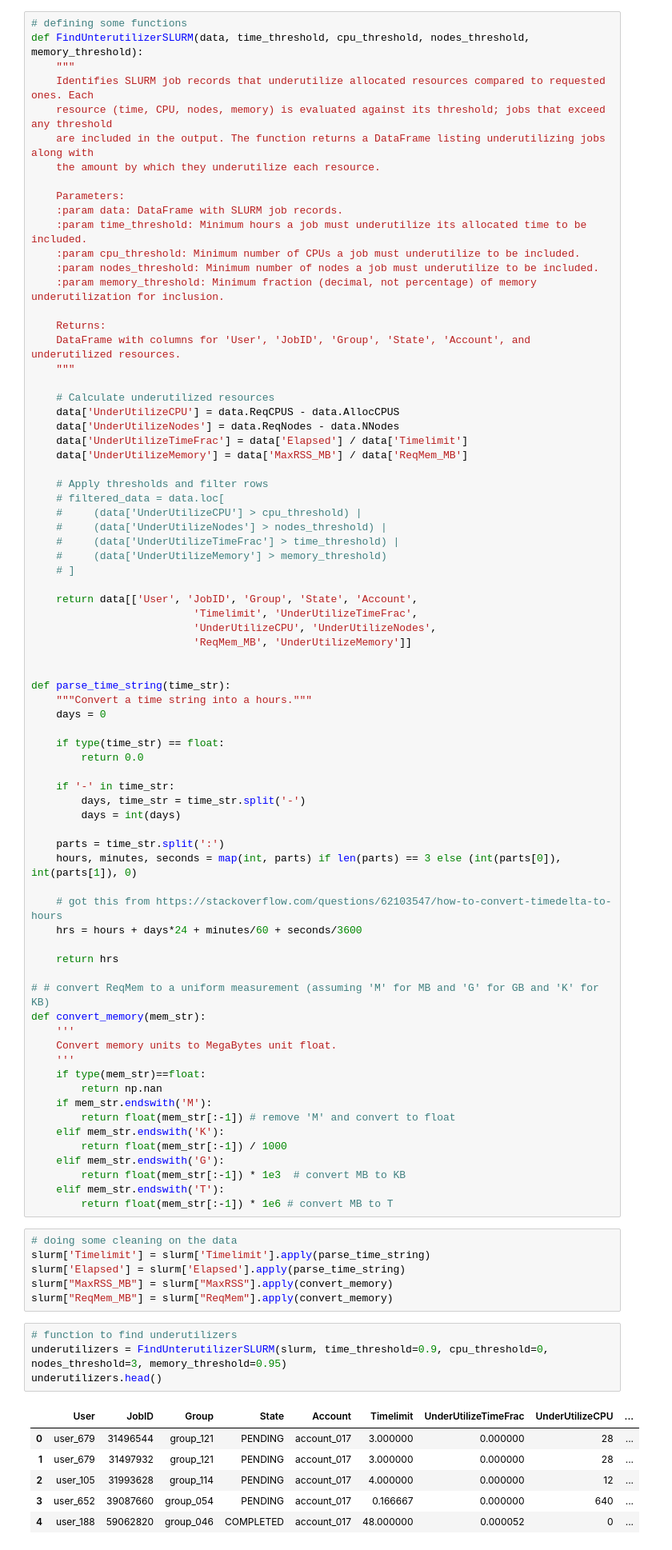
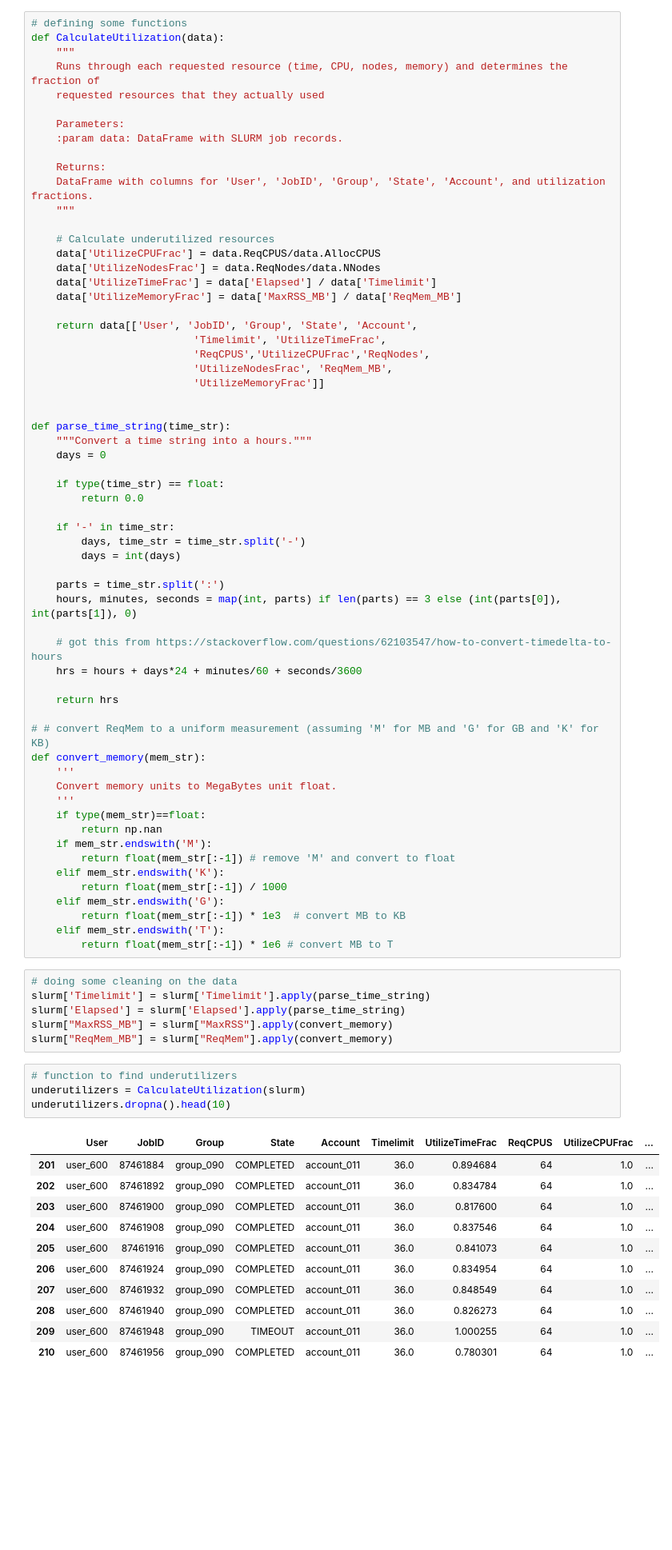
Before and after one commit to tairaeli/ICER_user_data_analytics, a Jupyter notebook: reproducibility/RQ1/create_underutilizer_plots.ipynb, the cells around one changed output. Shown at 80% size. Drawn from its saved outputs; the diff is of its cells as text; blank space fills up the shorter version.

```diff
--- a/reproducibility/RQ1/create_underutilizer_plots.ipynb
+++ b/reproducibility/RQ1/create_underutilizer_plots.ipynb
@@ -20,42 +20,29 @@ slurm.head()
 5 rows × 26 columns
 # %%
 # defining some functions
-def FindUnterutilizerSLURM(data, time_threshold, cpu_threshold, nodes_threshold, memory_threshold):
+def CalculateUtilization(data):
     """
-    Identifies SLURM job records that underutilize allocated resources compared to requested ones. Each
-    resource (time, CPU, nodes, memory) is evaluated against its threshold; jobs that exceed any threshold
-    are included in the output. The function returns a DataFrame listing underutilizing jobs along with
-    the amount by which they underutilize each resource.
+    Runs through each requested resource (time, CPU, nodes, memory) and determines the fraction of
+    requested resources that they actually used
 
     Parameters:
     :param data: DataFrame with SLURM job records.
-    :param time_threshold: Minimum hours a job must underutilize its allocated time to be included.
-    :param cpu_threshold: Minimum number of CPUs a job must underutilize to be included.
-    :param nodes_threshold: Minimum number of nodes a job must underutilize to be included.
-    :param memory_threshold: Minimum fraction (decimal, not percentage) of memory underutilization for inclusion.
 
     Returns:
-    DataFrame with columns for 'User', 'JobID', 'Group', 'State', 'Account', and underutilized resources.
+    DataFrame with columns for 'User', 'JobID', 'Group', 'State', 'Account', and utilization fractions.
     """
 
     # Calculate underutilized resources
-    data['UnderUtilizeCPU'] = data.ReqCPUS - data.AllocCPUS
-    data['UnderUtilizeNodes'] = data.ReqNodes - data.NNodes
-    data['UnderUtilizeTimeFrac'] = data['Elapsed'] / data['Timelimit']
-    data['UnderUtilizeMemory'] = data['MaxRSS_MB'] / data['ReqMem_MB']
-
-    # Apply thresholds and filter rows
-    # filtered_data = data.loc[
-    #     (data['UnderUtilizeCPU'] > cpu_threshold) |
-    #     (data['UnderUtilizeNodes'] > nodes_threshold) |
-    #     (data['UnderUtilizeTimeFrac'] > time_threshold) |
-    #     (data['UnderUtilizeMemory'] > memory_threshold)
-    # ]
+    data['UtilizeCPUFrac'] = data.ReqCPUS/data.AllocCPUS
+    data['UtilizeNodesFrac'] = data.ReqNodes/data.NNodes
+    data['UtilizeTimeFrac'] = data['Elapsed'] / data['Timelimit']
+    data['UtilizeMemoryFrac'] = data['MaxRSS_MB'] / data['ReqMem_MB']
 
     return data[['User', 'JobID', 'Group', 'State', 'Account',
-                          'Timelimit', 'UnderUtilizeTimeFrac',
-                          'UnderUtilizeCPU', 'UnderUtilizeNodes',
-                          'ReqMem_MB', 'UnderUtilizeMemory']]
+                          'Timelimit', 'UtilizeTimeFrac',
+                          'ReqCPUS','UtilizeCPUFrac','ReqNodes',
+                          'UtilizeNodesFrac', 'ReqMem_MB',
+                          'UtilizeMemoryFrac']]
 
 
 def parse_time_string(time_str):
@@ -100,15 +87,20 @@ slurm["MaxRSS_MB"] = slurm["MaxRSS"].apply(convert_memory)
 slurm["ReqMem_MB"] = slurm["ReqMem"].apply(convert_memory)
 # %%
 # function to find underutilizers
-underutilizers = FindUnterutilizerSLURM(slurm, time_threshold=0.9, cpu_threshold=0, nodes_threshold=3, memory_threshold=0.95)
-underutilizers.head()
+underutilizers = CalculateUtilization(slurm)
+underutilizers.dropna().head(10)
 # %% [output]
-|  | User | JobID | Group | State | Account | Timelimit | UnderUtilizeTimeFrac | UnderUtilizeCPU | ... |
-| 0 | user_679 | 31496544 | group_121 | PENDING | account_017 | 3.000000 | 0.000000 | 28 | ... |
-| 1 | user_679 | 31497932 | group_121 | PENDING | account_017 | 3.000000 | 0.000000 | 28 | ... |
-| 2 | user_105 | 31993628 | group_114 | PENDING | account_017 | 4.000000 | 0.000000 | 12 | ... |
-| 3 | user_652 | 39087660 | group_054 | PENDING | account_017 | 0.166667 | 0.000000 | 640 | ... |
-| 4 | user_188 | 59062820 | group_046 | COMPLETED | account_017 | 48.000000 | 0.000052 | 0 | ... |
+|  | User | JobID | Group | State | Account | Timelimit | UtilizeTimeFrac | ReqCPUS | UtilizeCPUFrac | ... |
+| 201 | user_600 | 87461884 | group_090 | COMPLETED | account_011 | 36.0 | 0.894684 | 64 | 1.0 | ... |
+| 202 | user_600 | 87461892 | group_090 | COMPLETED | account_011 | 36.0 | 0.834784 | 64 | 1.0 | ... |
+| 203 | user_600 | 87461900 | group_090 | COMPLETED | account_011 | 36.0 | 0.817600 | 64 | 1.0 | ... |
+| 204 | user_600 | 87461908 | group_090 | COMPLETED | account_011 | 36.0 | 0.837546 | 64 | 1.0 | ... |
+| 205 | user_600 | 87461916 | group_090 | COMPLETED | account_011 | 36.0 | 0.841073 | 64 | 1.0 | ... |
+| 206 | user_600 | 87461924 | group_090 | COMPLETED | account_011 | 36.0 | 0.834954 | 64 | 1.0 | ... |
+| 207 | user_600 | 87461932 | group_090 | COMPLETED | account_011 | 36.0 | 0.848549 | 64 | 1.0 | ... |
+| 208 | user_600 | 87461940 | group_090 | COMPLETED | account_011 | 36.0 | 0.826273 | 64 | 1.0 | ... |
+| 209 | user_600 | 87461948 | group_090 | TIMEOUT | account_011 | 36.0 | 1.000255 | 64 | 1.0 | ... |
+| 210 | user_600 | 87461956 | group_090 | COMPLETED | account_011 | 36.0 | 0.780301 | 64 | 1.0 | ... |
 # %% [markdown]
 With this data, the first thing I decided to do was create a histogram of my data. Since histogram binning can be quite misleading on occasion, I decided to use a kernel density estimator to assist my plot
 # %%
```
Also changed, not shown: parts of 8 cells of this notebook, 1 other file.
